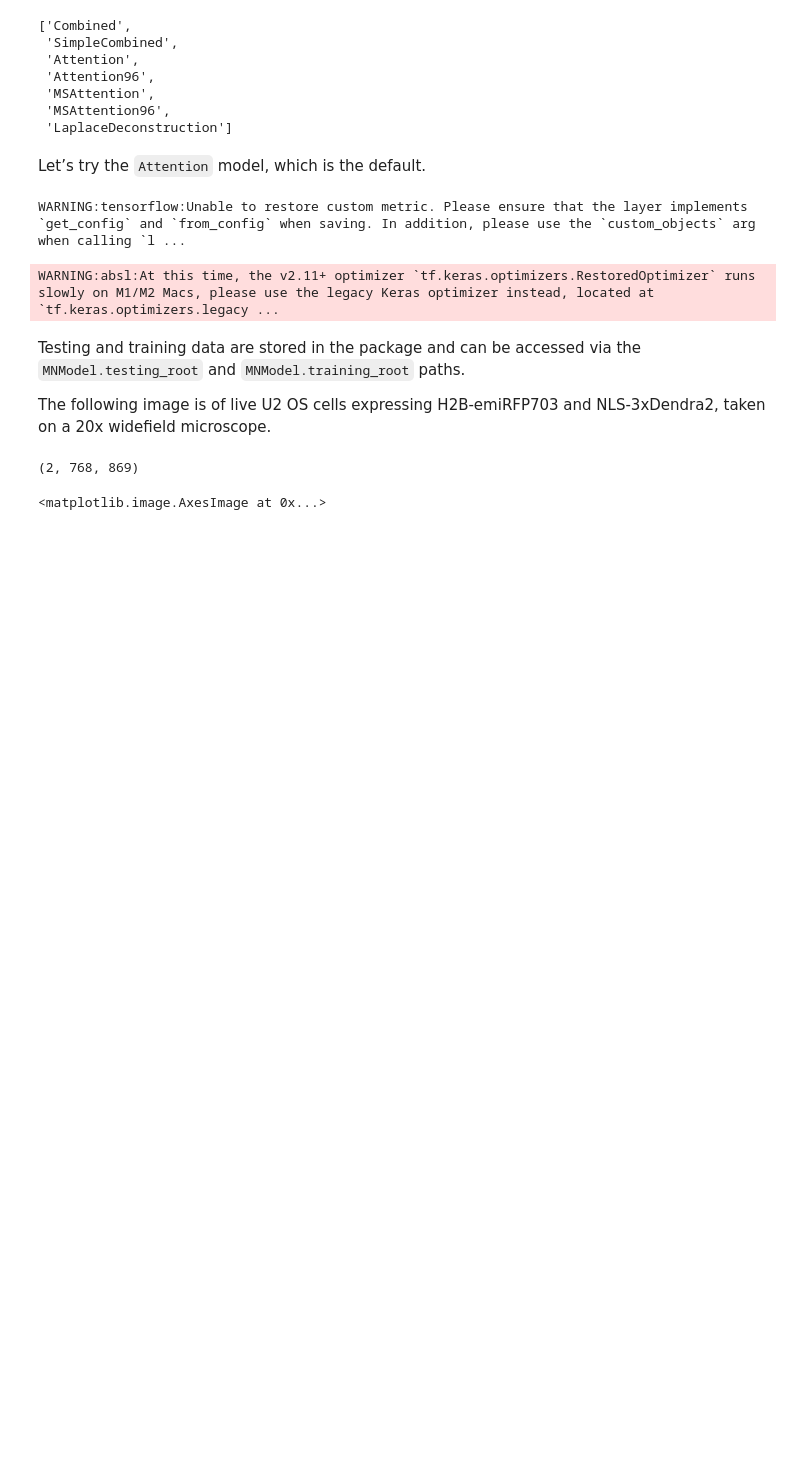
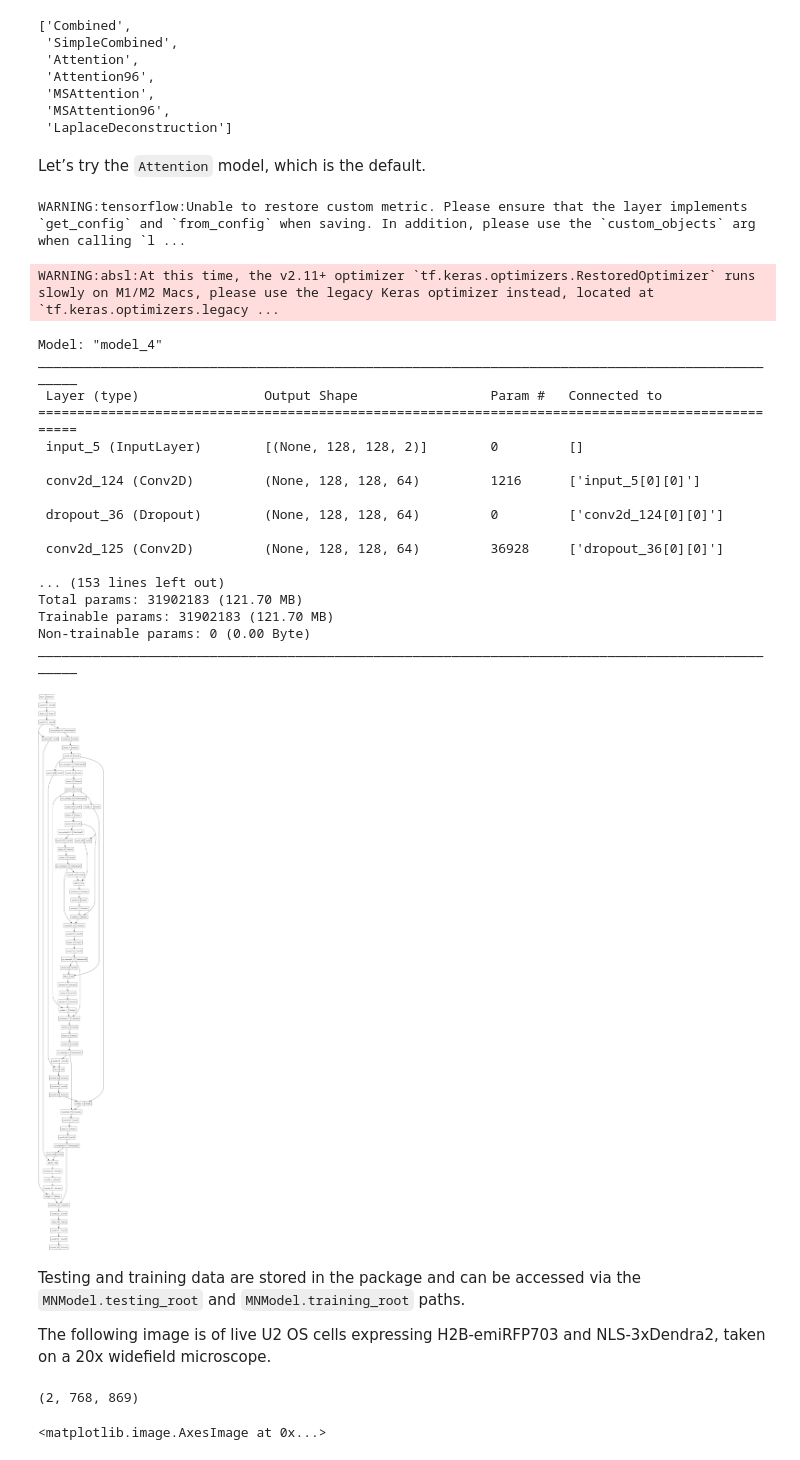
Before and after one commit to hatch-lab/mnfinder, a Jupyter notebook: quick-start.ipynb, the cells around one changed output. Cells and saved outputs as stored; diff of their text form; code cells hidden in the pictures; blank space fills up the shorter version.

```diff
--- a/quick-start.ipynb
+++ b/quick-start.ipynb
@@ -39,6 +39,30 @@ attention_model = MNModel.get_model('Attention')
 # %% [output]
 WARNING:tensorflow:Unable to restore custom metric. Please ensure that the layer implements `get_config` and `from_config` when saving. In addition, please use the `custom_objects` arg when calling `l ...
 WARNING:absl:At this time, the v2.11+ optimizer `tf.keras.optimizers.RestoredOptimizer` runs slowly on M1/M2 Macs, please use the legacy Keras optimizer instead, located at `tf.keras.optimizers.legacy ...
+# %%
+import tensorflow as tf
+m = attention_model._build_model()
+m.summary()
+tf.keras.utils.plot_model(m)
+# %% [output]
+Model: "model_4"
+__________________________________________________________________________________________________
+ Layer (type)                Output Shape                 Param #   Connected to
+==================================================================================================
+ input_5 (InputLayer)        [(None, 128, 128, 2)]        0         []
+
+ conv2d_124 (Conv2D)         (None, 128, 128, 64)         1216      ['input_5[0][0]']
+
+ dropout_36 (Dropout)        (None, 128, 128, 64)         0         ['conv2d_124[0][0]']
+
+ conv2d_125 (Conv2D)         (None, 128, 128, 64)         36928     ['dropout_36[0][0]']
+
+... (153 lines left out)
+Total params: 31902183 (121.70 MB)
+Trainable params: 31902183 (121.70 MB)
+Non-trainable params: 0 (0.00 Byte)
+__________________________________________________________________________________________________
+[figure, added]
 # %% [markdown]
 Testing and training data are stored in the package and can be accessed via the `MNModel.testing_root` and `MNModel.training_root` paths.
 
```
Also changed, not shown: parts of 1 cell of this notebook, 2 other files.
